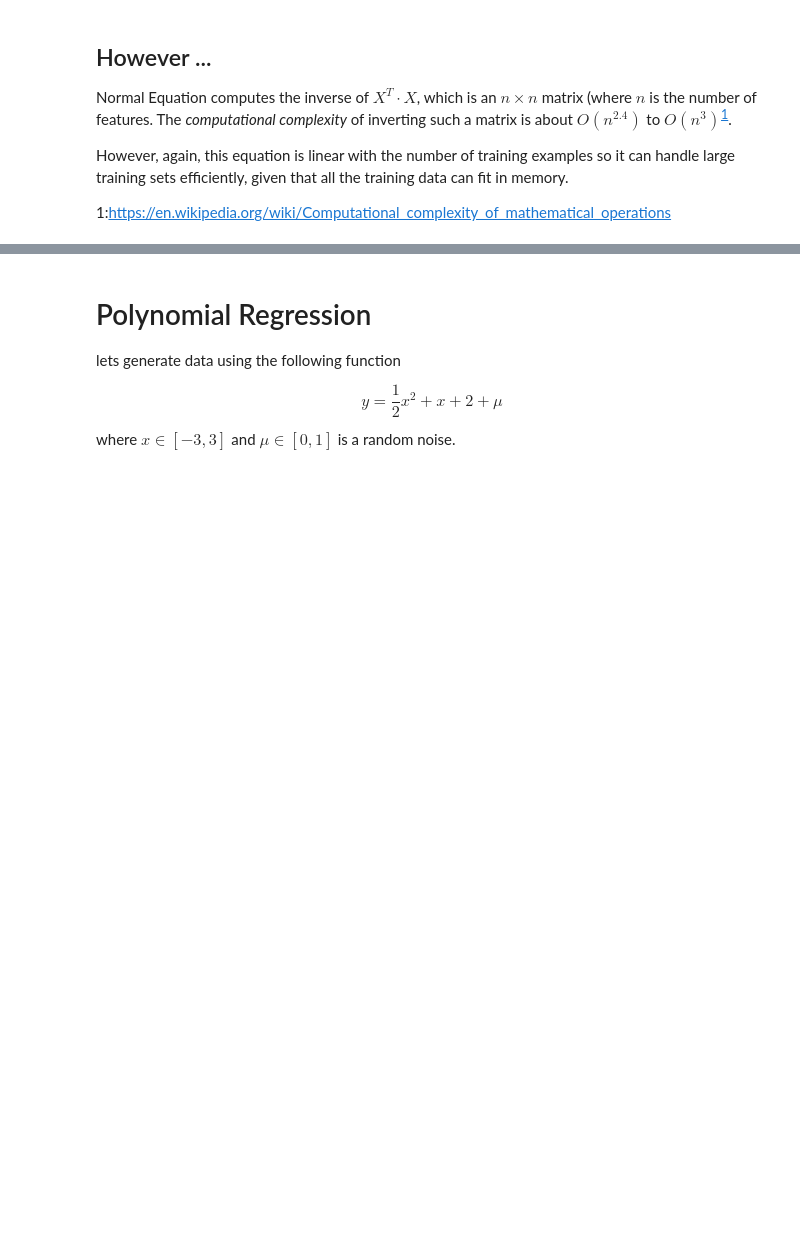
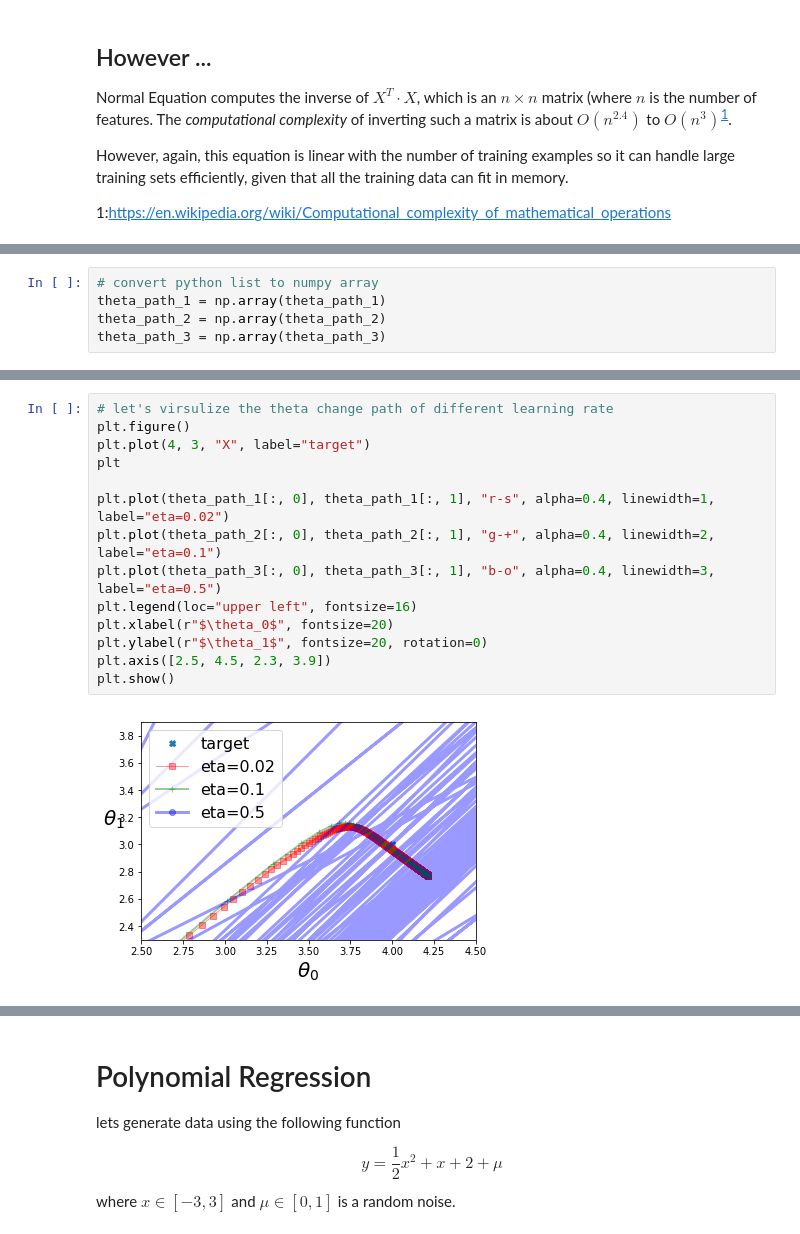
Before and after one commit to YingzhiGou/AI-Meetup-Decision-Systems-Lab-UOW, a Jupyter notebook: tutorial/machine_learning_with_python/03_closer_look_at_training.ipynb, the cells around one changed output, grey strips where cells are left out. Cells and saved outputs as stored; diff of their text form; blank space fills up the shorter version.

```diff
--- a/tutorial/machine_learning_with_python/03_closer_look_at_training.ipynb
+++ b/tutorial/machine_learning_with_python/03_closer_look_at_training.ipynb
@@ -188,0 +195,5 @@ plt.show()
+# %%
+# convert python list to numpy array
+theta_path_1 = np.array(theta_path_1)
+theta_path_2 = np.array(theta_path_2)
+theta_path_3 = np.array(theta_path_3)
@@ -188,0 +212,16 @@ plt.show()
+# %%
+# let's virsulize the theta change path of different learning rate
+plt.figure()
+plt.plot(4, 3, "X", label="target")
+plt
+
+plt.plot(theta_path_1[:, 0], theta_path_1[:, 1], "r-s", alpha=0.4, linewidth=1, label="eta=0.02")
+plt.plot(theta_path_2[:, 0], theta_path_2[:, 1], "g-+", alpha=0.4, linewidth=2, label="eta=0.1")
+plt.plot(theta_path_3[:, 0], theta_path_3[:, 1], "b-o", alpha=0.4, linewidth=3, label="eta=0.5")
+plt.legend(loc="upper left", fontsize=16)
+plt.xlabel(r"$\theta_0$", fontsize=20)
+plt.ylabel(r"$\theta_1$", fontsize=20, rotation=0)
+plt.axis([2.5, 4.5, 2.3, 3.9])
+plt.show()
+# %% [output]
+[figure, added]
```
Also changed, not shown: parts of 21 cells of this notebook.
